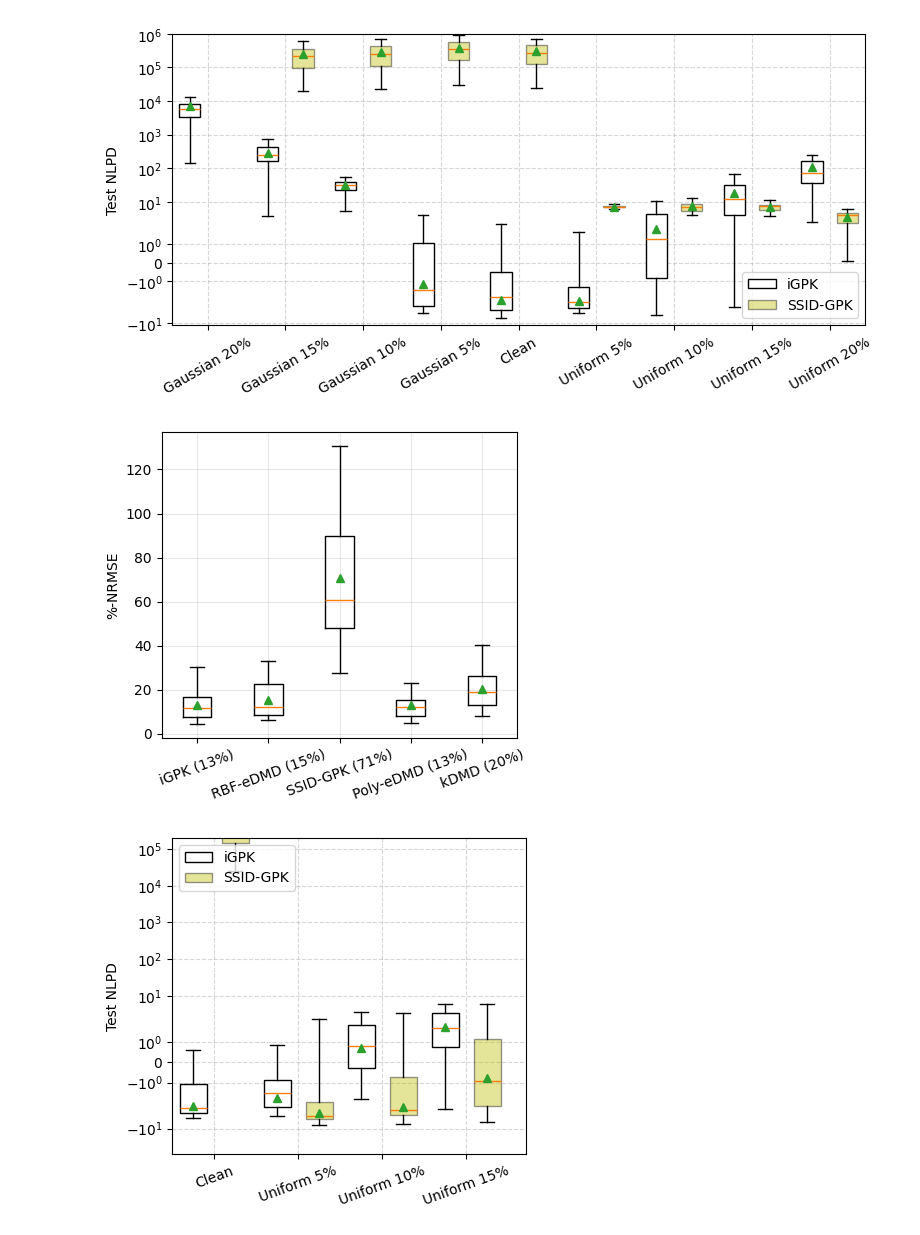
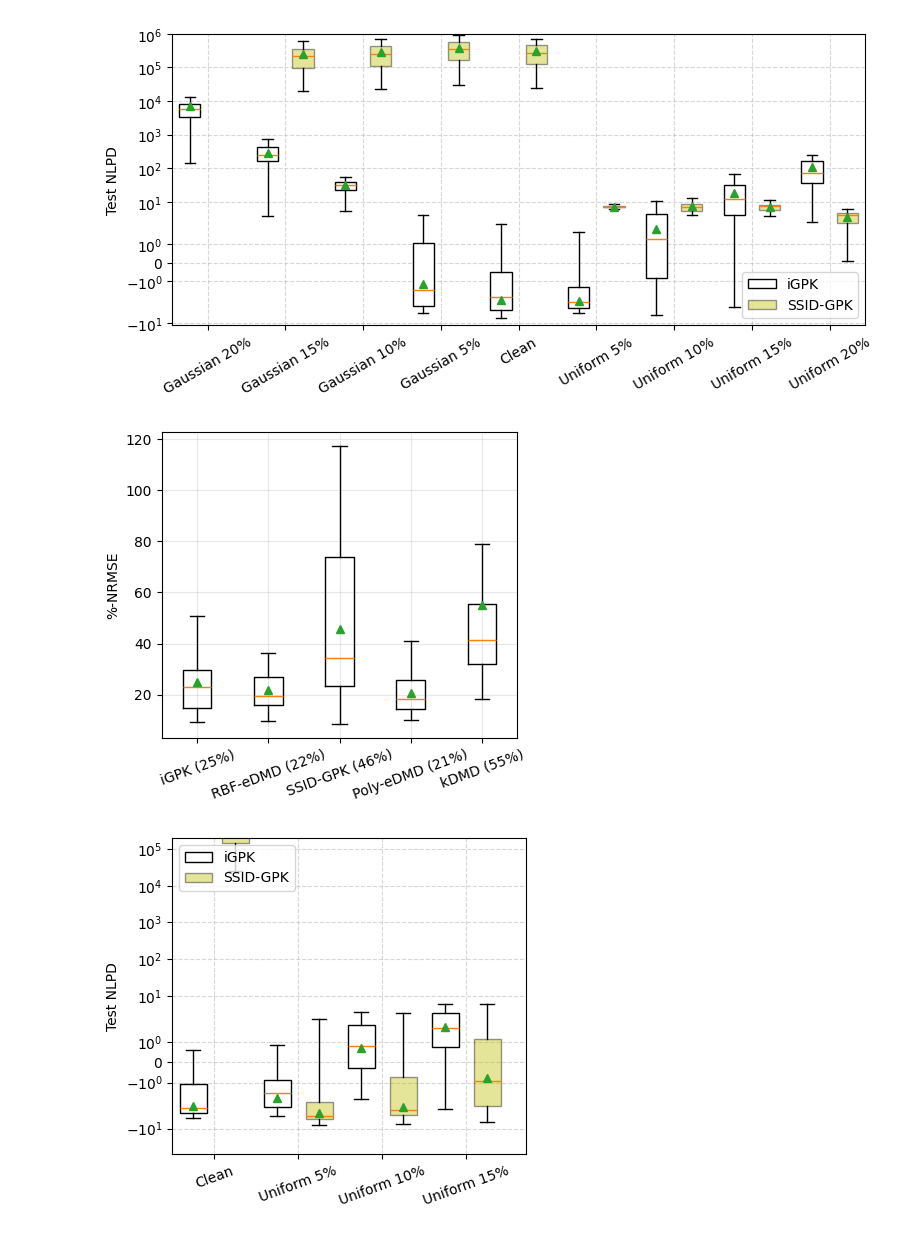
Before and after one commit to abhigyan9/KoopmanGPO, a Jupyter notebook: system_plots.ipynb, the cells around one changed output. Cells and saved outputs as stored; diff of their text form; code cells hidden in the pictures.

```diff
--- a/system_plots.ipynb
+++ b/system_plots.ipynb
@@ -247,17 +247,18 @@ Test  NLPD SSID-GPK: mean=14721.5483, std=20721.1559
 ### Plots from Fully Refactored Codebase
 # %%
 nz = 35
-datestamp = '20260602'
+datestamp = '20260626'
 seed = '100'
-data_n00 = torch.load(f'Figures/NSF_Prop/Cart_data_{nz}D-{datestamp}/AllData_Cart_data_noise-gaussian_int-0.000_seed-{seed}_{datestamp}.pt', weights_only=True)
-data_u05 = torch.load(f'Figures/NSF_Prop/Cart_data_{nz}D-{datestamp}/AllData_Cart_data_noise-uniform_int-0.050_seed-{seed}_{datestamp}.pt', weights_only=True)
-data_u10 = torch.load(f'Figures/NSF_Prop/Cart_data_{nz}D-{datestamp}/AllData_Cart_data_noise-uniform_int-0.100_seed-{seed}_{datestamp}.pt', weights_only=True)
-data_u15 = torch.load(f'Figures/NSF_Prop/Cart_data_{nz}D-{datestamp}/AllData_Cart_data_noise-uniform_int-0.150_seed-{seed}_{datestamp}.pt', weights_only=True)
-data_u20 = torch.load(f'Figures/NSF_Prop/Cart_data_{nz}D-{datestamp}/AllData_Cart_data_noise-uniform_int-0.200_seed-{seed}_{datestamp}.pt', weights_only=True)
-data_n05 = torch.load(f'Figures/NSF_Prop/Cart_data_{nz}D-{datestamp}/AllData_Cart_data_noise-gaussian_int-0.050_seed-{seed}_{datestamp}.pt', weights_only=True)
-data_n10 = torch.load(f'Figures/NSF_Prop/Cart_data_{nz}D-{datestamp}/AllData_Cart_data_noise-gaussian_int-0.100_seed-{seed}_{datestamp}.pt', weights_only=True)
-data_n15 = torch.load(f'Figures/NSF_Prop/Cart_data_{nz}D-{datestamp}/AllData_Cart_data_noise-gaussian_int-0.150_seed-{seed}_{datestamp}.pt', weights_only=True)
-data_n20 = torch.load(f'Figures/NSF_Prop/Cart_data_{nz}D-{datestamp}/AllData_Cart_data_noise-gaussian_int-0.200_seed-{seed}_{datestamp}.pt', weights_only=True)
+direc = 'Figures/ieee_access'
+data_n00 = torch.load(f'{direc}/Cart_data_{nz}D-{datestamp}/AllData_Cart_data_noise-gaussian_int-0.000_seed-{seed}_{datestamp}.pt', weights_only=True)
+data_u05 = torch.load(f'{direc}/Cart_data_{nz}D-{datestamp}/AllData_Cart_data_noise-uniform_int-0.050_seed-{seed}_{datestamp}.pt', weights_only=True)
+data_u10 = torch.load(f'{direc}/Cart_data_{nz}D-{datestamp}/AllData_Cart_data_noise-uniform_int-0.100_seed-{seed}_{datestamp}.pt', weights_only=True)
+data_u15 = torch.load(f'{direc}/Cart_data_{nz}D-{datestamp}/AllData_Cart_data_noise-uniform_int-0.150_seed-{seed}_{datestamp}.pt', weights_only=True)
+data_u20 = torch.load(f'{direc}/Cart_data_{nz}D-{datestamp}/AllData_Cart_data_noise-uniform_int-0.200_seed-{seed}_{datestamp}.pt', weights_only=True)
+data_n05 = torch.load(f'{direc}/Cart_data_{nz}D-{datestamp}/AllData_Cart_data_noise-gaussian_int-0.050_seed-{seed}_{datestamp}.pt', weights_only=True)
+data_n10 = torch.load(f'{direc}/Cart_data_{nz}D-{datestamp}/AllData_Cart_data_noise-gaussian_int-0.100_seed-{seed}_{datestamp}.pt', weights_only=True)
+data_n15 = torch.load(f'{direc}/Cart_data_{nz}D-{datestamp}/AllData_Cart_data_noise-gaussian_int-0.150_seed-{seed}_{datestamp}.pt', weights_only=True)
+data_n20 = torch.load(f'{direc}/Cart_data_{nz}D-{datestamp}/AllData_Cart_data_noise-gaussian_int-0.200_seed-{seed}_{datestamp}.pt', weights_only=True)
 # data_n25 = torch.load(f'Figures/Journal/Cart_data_{nz}D-{datestamp}/AllData_Cart_data_noise-gaussian_int-0.250_seed-{seed}_{datestamp}.pt', weights_only=True)
 # data_n30 = torch.load(f'Figures/Journal/Cart_data_{nz}D-{datestamp}/AllData_Cart_data_noise-gaussian_int-0.300_seed-{seed}_{datestamp}.pt', weights_only=True)
 # data_u25 = torch.load(f'Figures/Journal/Cart_data_{nz}D-{datestamp}/AllData_Cart_data_noise-uniform_int-0.250_seed-{seed}_{datestamp}.pt', weights_only=True)
@@ -377,6 +378,9 @@ Xhat_Test = {
     "Uniform 15%": {
         'SSID-GPK': data_u15[idx_SSID].get('test', None).get('Xhat', None),
         'iGPK': data_u15[idx_iGPK].get('test', None).get('Xhat', None),
+        'Poly-eDMD': data_u15[idx_Poly].get('test', None).get('Xhat', None),
+        'RBF-eDMD': data_u15[idx_rbf].get('test', None).get('Xhat', None),
+        # 'Poly-eDMD': data_u15[idx].get('test', None).get('Xhat', None),
     },
     "Uniform 20%": {
         'SSID-GPK': data_u20[idx_SSID].get('test', None).get('Xhat', None),
@@ -569,31 +573,31 @@ plt.show()
 # U20 266.03
 # MEAN = 104.025 seconds
 # %%
-errs = NRMSE_Test['Gaussian 5%']
+errs = NRMSE_Test['Uniform 15%']
 data, labels = [], []
 for name, tensor in errs.items():
     # Collapse second dimension → (19,)
     traj_mean = tensor.mean(dim=1)
     overall_mean = 100 * tensor.mean()
 
     data.append(100*traj_mean.detach().cpu().numpy())
     labels.append(f'{name} ({overall_mean:.0f}%)')
 
 # Create violin plot
 plt.figure(figsize=(4.5, 4))
 plt.boxplot(data, showmeans=True, widths=0.4, showfliers=False)
 
 plt.xticks(range(1, len(labels) + 1), labels, rotation=20)
 plt.ylabel("%-NRMSE")
 # plt.title("Test Error Distribution Across Models")
 plt.grid(alpha=0.3)
 # plt.ylim((5.,150.))
 
 plt.tight_layout()
 plt.show()
 del data, labels
 # %% [output]
-[figure, old version]
+[figure, new version]
 # %%
 SimData_raw, ts, num_traj, N, nTrain, nTest = gpk.load_SimData(
     "Cart_data", 0.6, 0.4, clip=None)
```
Also changed, not shown: parts of 14 cells of this notebook.
